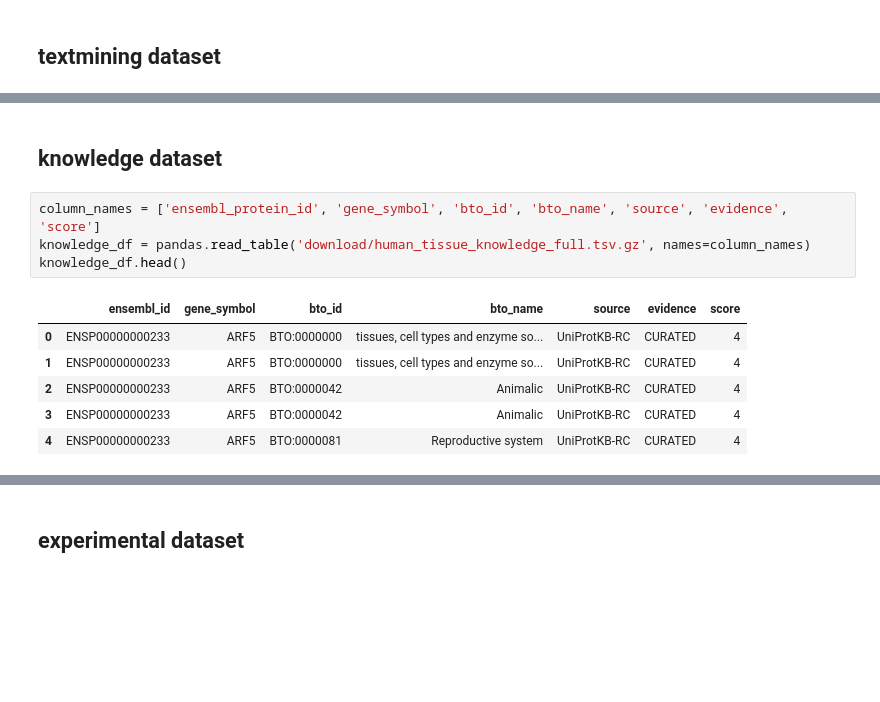
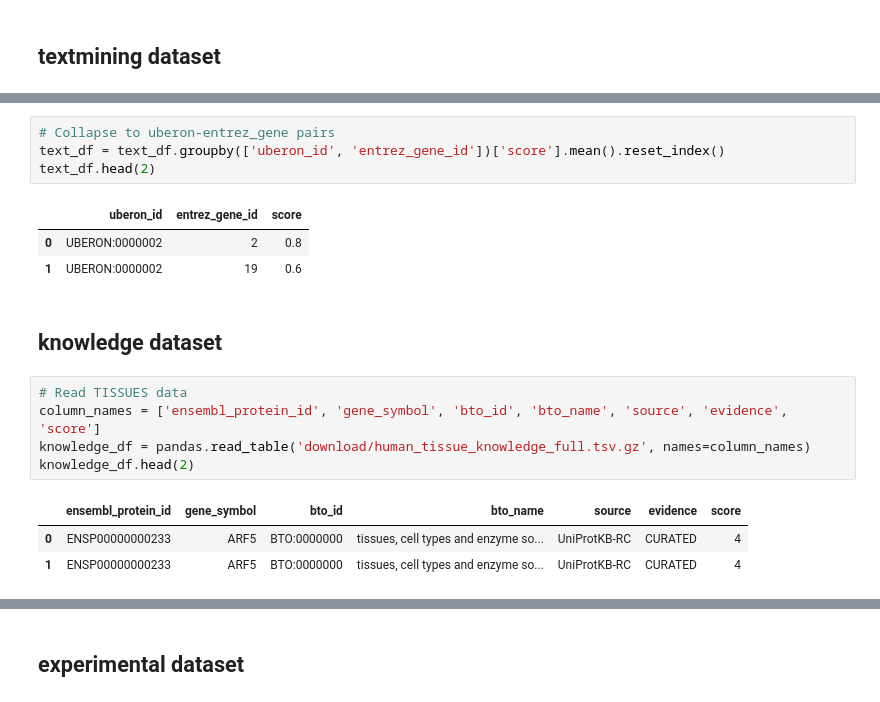
Before and after one commit to dhimmel/tissues, a Jupyter notebook: tissues.ipynb, the cells around one changed output, grey strips where cells are left out. Drawn from its saved outputs; the diff is of its cells as text; blank space fills up the shorter version.

```diff
--- a/tissues.ipynb
+++ b/tissues.ipynb
@@ -111,13 +109,19 @@ text_df.head()
+# %%
+# Collapse to uberon-entrez_gene pairs
+text_df = text_df.groupby(['uberon_id', 'entrez_gene_id'])['score'].mean().reset_index()
+text_df.head(2)
+# %% [output]
+|  | uberon_id | entrez_gene_id | score |
+| 0 | UBERON:0000002 | 2 | 0.8 |
+| 1 | UBERON:0000002 | 19 | 0.6 |
 # %% [markdown]
 ## knowledge dataset
 # %%
+# Read TISSUES data
 column_names = ['ensembl_protein_id', 'gene_symbol', 'bto_id', 'bto_name', 'source', 'evidence', 'score']
 knowledge_df = pandas.read_table('download/human_tissue_knowledge_full.tsv.gz', names=column_names)
-knowledge_df.head()
+knowledge_df.head(2)
 # %% [output]
-|  | ensembl_id | gene_symbol | bto_id | bto_name | source | evidence | score |
+|  | ensembl_protein_id | gene_symbol | bto_id | bto_name | source | evidence | score |
 | 0 | ENSP00000000233 | ARF5 | BTO:0000000 | tissues, cell types and enzyme so... | UniProtKB-RC | CURATED | 4 |
 | 1 | ENSP00000000233 | ARF5 | BTO:0000000 | tissues, cell types and enzyme so... | UniProtKB-RC | CURATED | 4 |
-| 2 | ENSP00000000233 | ARF5 | BTO:0000042 | Animalic | UniProtKB-RC | CURATED | 4 |
-| 3 | ENSP00000000233 | ARF5 | BTO:0000042 | Animalic | UniProtKB-RC | CURATED | 4 |
-| 4 | ENSP00000000233 | ARF5 | BTO:0000081 | Reproductive system | UniProtKB-RC | CURATED | 4 |
```
Also changed, not shown: parts of 33 cells of this notebook, 11 other files.
